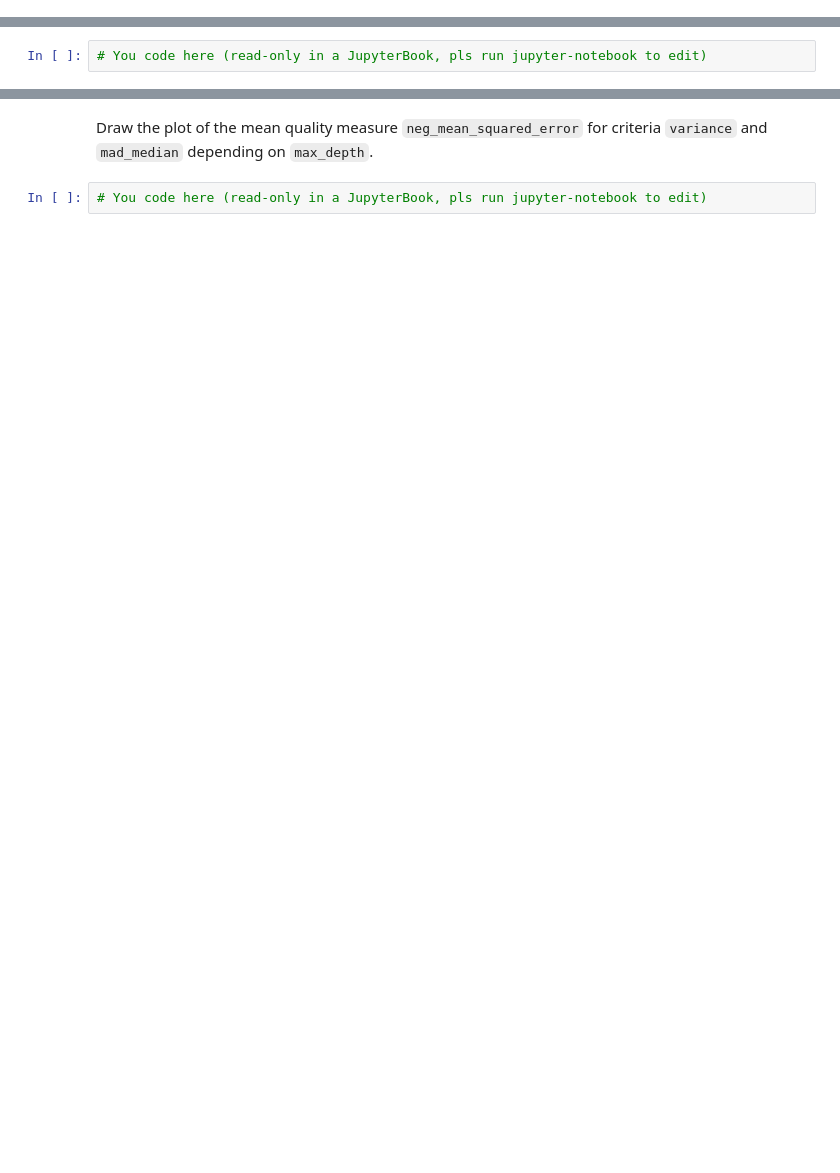
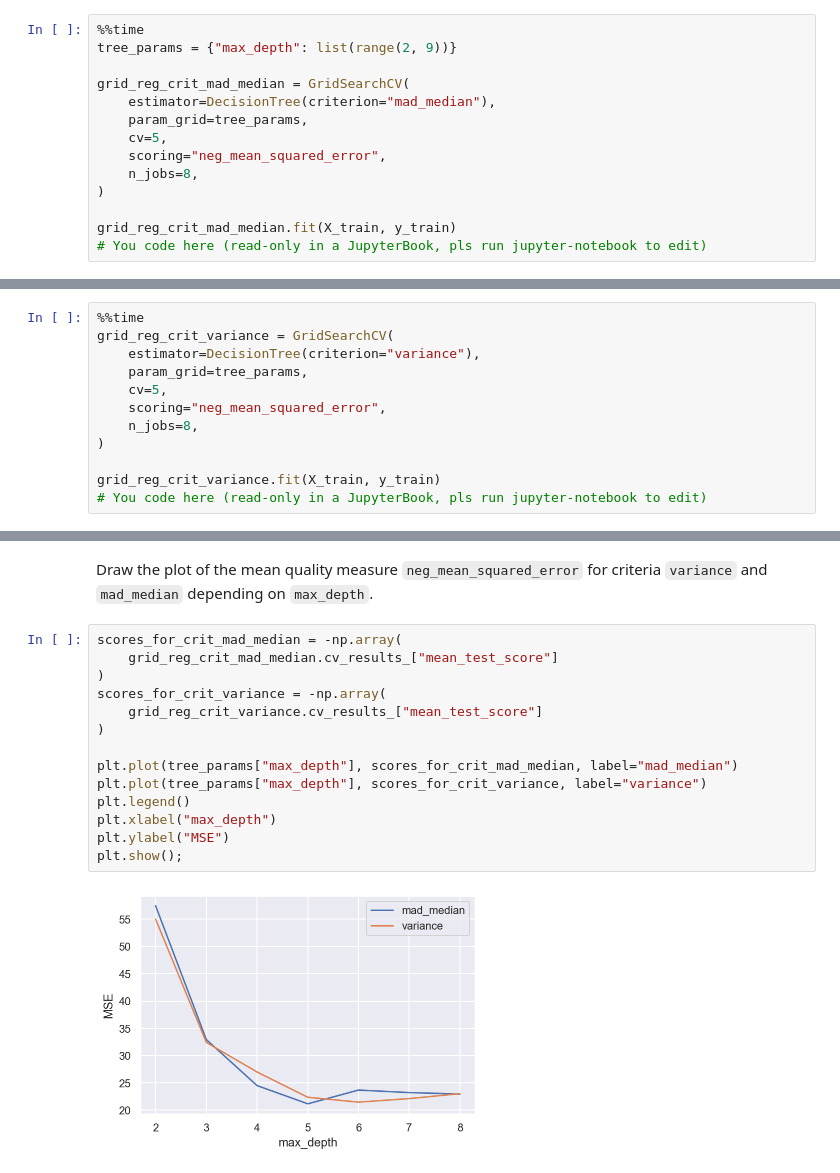
Before and after one commit to Extremesarova/mlcourse, a Jupyter notebook: assignment03/assignment03_optional_implement_decision_tree.ipynb, the cells around one changed output, grey strips where cells are left out. Drawn from its saved outputs; the diff is of its cells as text; blank space fills up the shorter version.

```diff
--- a/assignment03/assignment03_optional_implement_decision_tree.ipynb
+++ b/assignment03/assignment03_optional_implement_decision_tree.ipynb
@@ -233,2 +442,16 @@ Download the dataset `boston` using the method `load_boston`. Split the data int
 # %% [markdown]
 Using 5-folds cross-validation (`GridSearchCV`) pick up the optimal values of the `max_depth` and `criterion` parameters. For the parameter `max_depth` use `range(2, 9)`, for `criterion` use {'variance', 'mad_median'}. Quality measure is `scoring`='neg_mean_squared_error'.
+# %%
+%%time
+tree_params = {"max_depth": list(range(2, 9))}
+
+grid_reg_crit_mad_median = GridSearchCV(
+    estimator=DecisionTree(criterion="mad_median"),
+    param_grid=tree_params,
+    cv=5,
+    scoring="neg_mean_squared_error",
+    n_jobs=8,
+)
+
+grid_reg_crit_mad_median.fit(X_train, y_train)
+# You code here (read-only in a JupyterBook, pls run jupyter-notebook to edit)
@@ -235,2 +464,12 @@ Using 5-folds cross-validation (`GridSearchCV`) pick up the optimal values of th
 # %%
+%%time
+grid_reg_crit_variance = GridSearchCV(
+    estimator=DecisionTree(criterion="variance"),
+    param_grid=tree_params,
+    cv=5,
+    scoring="neg_mean_squared_error",
+    n_jobs=8,
+)
+
+grid_reg_crit_variance.fit(X_train, y_train)
 # You code here (read-only in a JupyterBook, pls run jupyter-notebook to edit)
@@ -237,7 +482,21 @@ Using 5-folds cross-validation (`GridSearchCV`) pick up the optimal values of th
 # %% [markdown]
 Draw the plot of the mean quality measure `neg_mean_squared_error` for criteria `variance` and `mad_median` depending on `max_depth`.
-# %%
-# You code here (read-only in a JupyterBook, pls run jupyter-notebook to edit)
+# %%
+scores_for_crit_mad_median = -np.array(
+    grid_reg_crit_mad_median.cv_results_["mean_test_score"]
+)
+scores_for_crit_variance = -np.array(
+    grid_reg_crit_variance.cv_results_["mean_test_score"]
+)
+
+plt.plot(tree_params["max_depth"], scores_for_crit_mad_median, label="mad_median")
+plt.plot(tree_params["max_depth"], scores_for_crit_variance, label="variance")
+plt.legend()
+plt.xlabel("max_depth")
+plt.ylabel("MSE")
+plt.show();
+# %% [output]
+[figure, added]
 # %% [markdown]
 **<font color='red'>Question 4.</font> Choose all correct statements:**
 1. Created plots have no intersection on the interval [2, 8].
```
Also changed, not shown: parts of 21 cells of this notebook, 1 other file.
